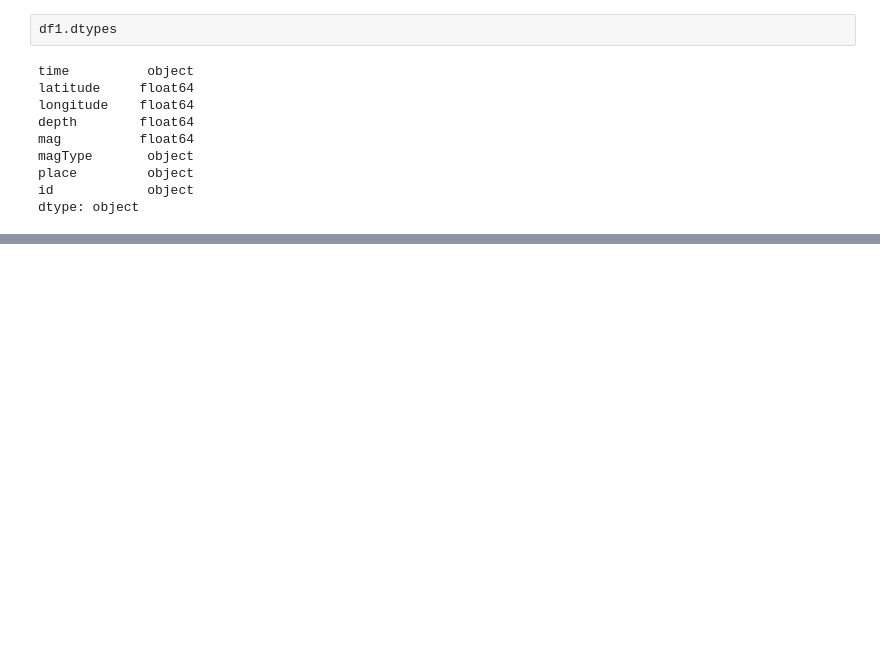
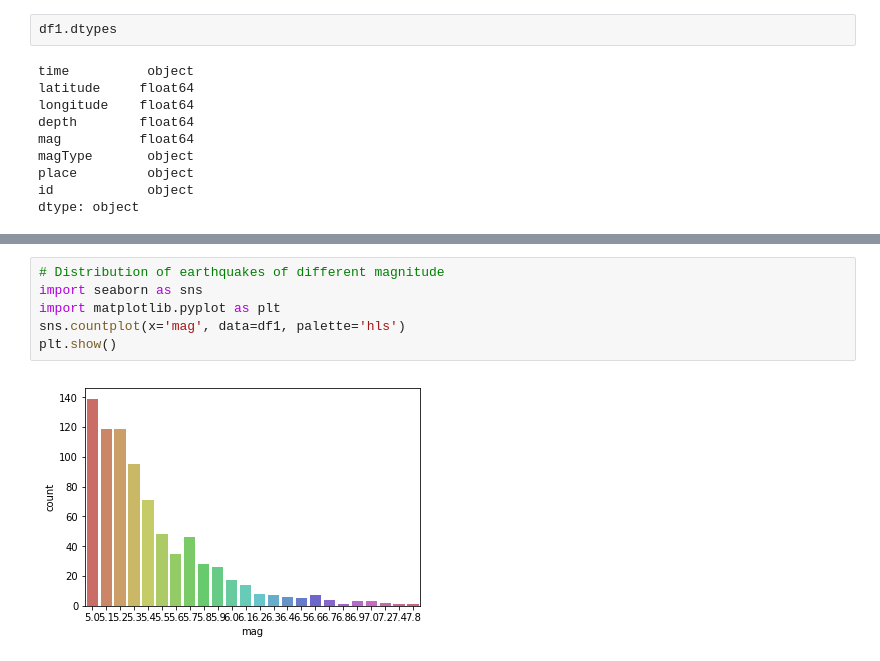
Before and after one commit to labs13-quake-viewer/ds-notebooks, a Jupyter notebook: Earthquake Prediction Model.ipynb, the cells around one changed output, grey strips where cells are left out. Drawn from its saved outputs; the diff is of its cells as text; blank space fills up the shorter version.

Commit message:
Added correlation visualizations

```diff
--- a/Earthquake Prediction Model.ipynb
+++ b/Earthquake Prediction Model.ipynb
@@ -117,0 +150,8 @@ dtype: object
+# %%
+# Distribution of earthquakes of different magnitude
+import seaborn as sns
+import matplotlib.pyplot as plt
+sns.countplot(x='mag', data=df1, palette='hls')
+plt.show()
+# %% [output]
+[figure, added]
```
Also changed, not shown: parts of 4 cells of this notebook.
